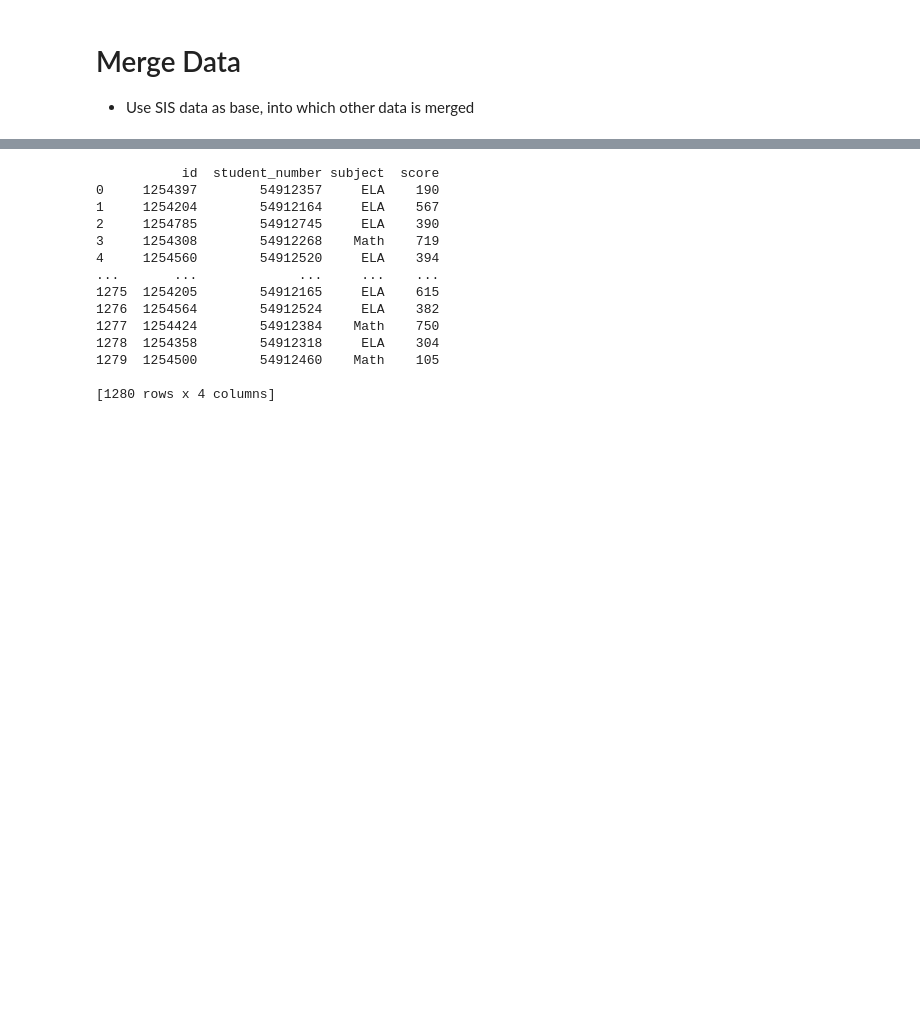
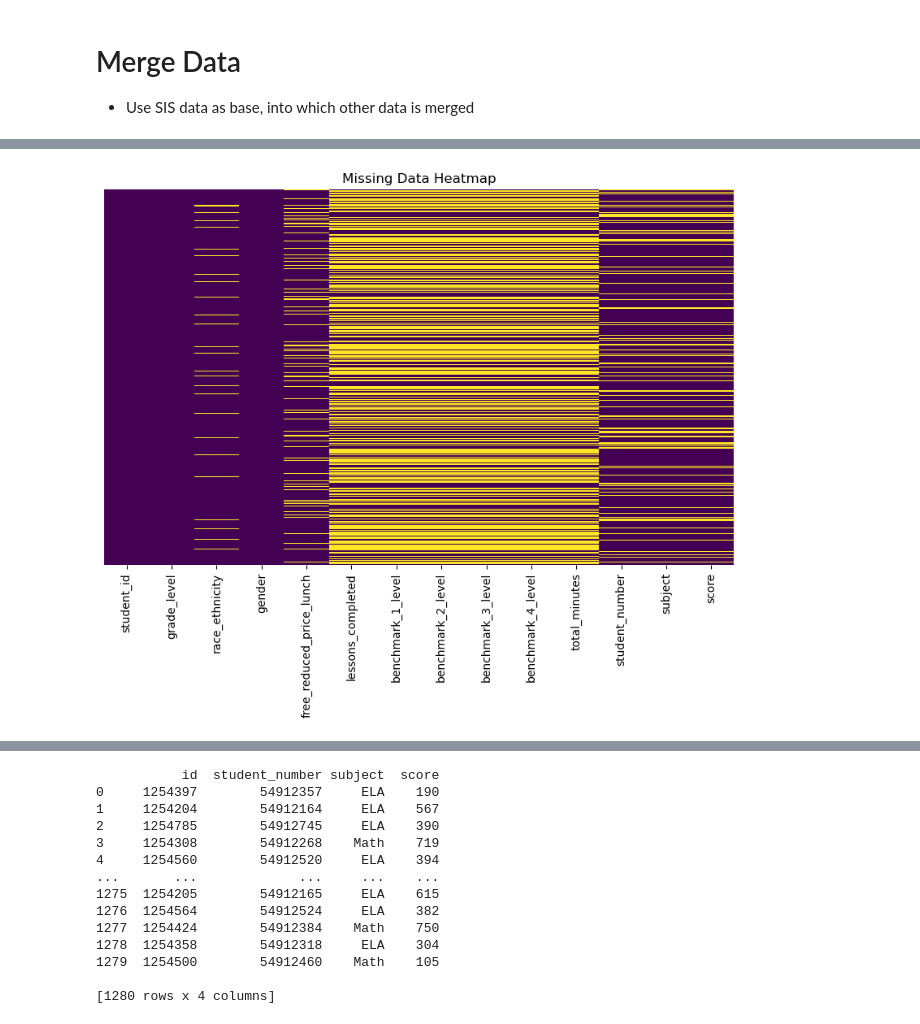
Before and after one commit to bo-boka/student-data-cleaning-project, a Jupyter notebook: Student-Data-Analysis.ipynb, the cells around one changed output, grey strips where cells are left out. Drawn from its saved outputs; the diff is of its cells as text; code cells hidden in the pictures; blank space fills up the shorter version.

```diff
--- a/Student-Data-Analysis.ipynb
+++ b/Student-Data-Analysis.ipynb
@@ -330,0 +608,11 @@ print(merged_df.head())
+# %%
+# Check missing data across columns
+missing_data = merged_df.isnull()
+
+# Visualize as a heatmap
+plt.figure(figsize=(10, 6))
+sb.heatmap(missing_data, cbar=False, yticklabels=False, cmap='viridis')
+plt.title("Missing Data Heatmap")
+plt.show()
+# %% [output]
+[figure, added]
```
Also changed, not shown: parts of 44 cells of this notebook.
